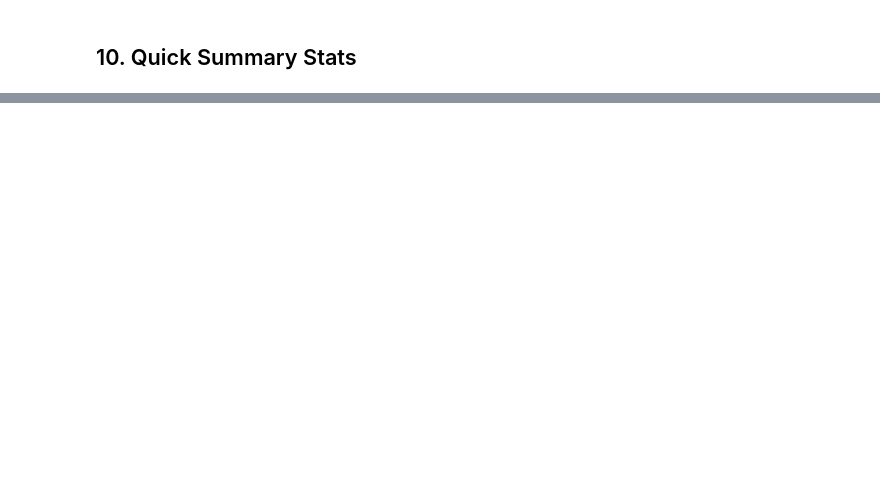
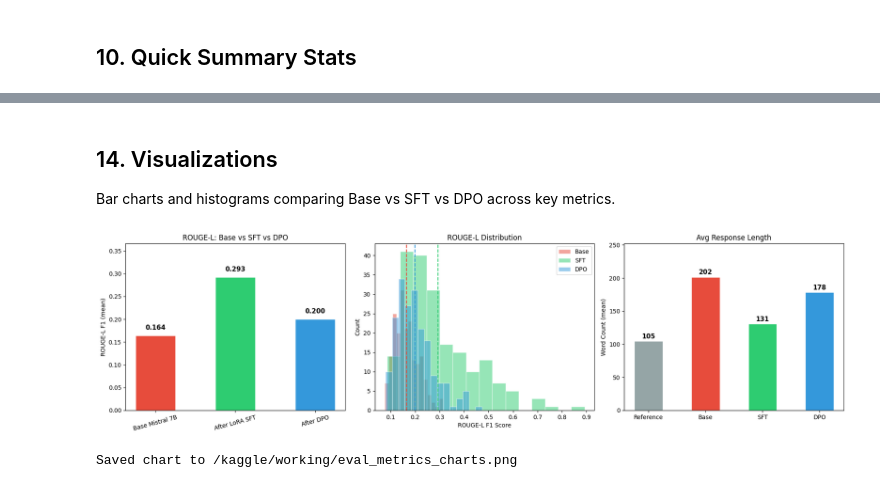
Before and after one commit to aaditya4401-dot/RLHF, a Jupyter notebook: notebooks/kaggle_eval.ipynb, the cells around one changed output, grey strips where cells are left out. Saved outputs shown, nothing was run; the diff lists cells and outputs as text; code cells hidden in the pictures; blank space fills up the shorter version.

Commit message:
DPO Training Done

```diff
--- a/notebooks/kaggle_eval.ipynb
+++ b/notebooks/kaggle_eval.ipynb
@@ -39,6 +59,7 @@ os.environ["WANDB_DISABLED"] = "true"
 # ── Paths ──
 BASE_MODEL = "mistralai/Mistral-7B-Instruct-v0.2"
 SFT_ADAPTER_DIR = "/kaggle/input/datasets/aadityae/sft-adapter"
+DPO_ADAPTER_DIR = "/kaggle/input/datasets/aadityae/dpo-adapter"
 TEST_FILE = "/kaggle/input/datasets/aadityae/hr-preference-data/test.json"
 OUTPUT_FILE = "/kaggle/working/eval_results.json"
 
@@ -57,4 +78,4 @@ print(f"PyTorch version: {torch.__version__}")
 print(f"CUDA available: {torch.cuda.is_available()}")
 if torch.cuda.is_available():
     print(f"GPU: {torch.cuda.get_device_name(0)}")
-    print(f"Memory: {torch.cuda.get_device_properties(0).total_mem / 1e9:.1f} GB")
+    print(f"Memory: {torch.cuda.get_device_properties(0).total_memory / 1e9:.1f} GB")
@@ -161,0 +379,8 @@ print("=" * 60)
+# %%
+print("Generating DPO model responses...")
+dpo_responses = generate_responses(dpo_model, tokenizer, prompts, label="dpo")
+print(f"\nDone! Generated {len(dpo_responses)} DPO responses.")
+
+# Clean up DPO model
+del dpo_model, merged_model
+torch.cuda.empty_cache()
@@ -169,6 +473,7 @@ for i in range(len(prompts)):
         "chosen": chosen_refs[i],
         "base_response": base_responses[i],
         "sft_response": sft_responses[i],
+        "dpo_response": dpo_responses[i],
     })
 
 with open(OUTPUT_FILE, "w", encoding="utf-8") as f:
@@ -195,0 +611,61 @@ print(f"  SFT model:          {avg_sft:.0f}")
+# %% [markdown]
+## 14. Visualizations
+
+Bar charts and histograms comparing Base vs SFT vs DPO across key metrics.
+# %%
+import matplotlib.pyplot as plt
+import matplotlib
+matplotlib.rcParams['figure.dpi'] = 100
+
+fig, axes = plt.subplots(1, 3, figsize=(18, 5))
+
+# ── Plot 1: ROUGE-L comparison bar chart ──
+ax = axes[0]
+models = ["Base Mistral 7B", "After LoRA SFT", "After DPO"]
+rouge_means = [statistics.mean(base_rouge_scores), statistics.mean(sft_rouge_scores), statistics.mean(dpo_rouge_scores)]
+colors = ["#e74c3c", "#2ecc71", "#3498db"]
+bars = ax.bar(models, rouge_means, color=colors, width=0.5, edgecolor="white")
+for bar, val in zip(bars, rouge_means):
+    ax.text(bar.get_x() + bar.get_width() / 2, bar.get_height() + 0.01,
+            f"{val:.3f}", ha="center", va="bottom", fontweight="bold", fontsize=11)
+ax.set_ylabel("ROUGE-L F1 (mean)")
+ax.set_title("ROUGE-L: Base vs SFT vs DPO")
+ax.set_ylim(0, max(rouge_means) * 1.25)
+ax.tick_params(axis='x', rotation=15)
+
+# ── Plot 2: ROUGE-L histogram overlay ──
+ax = axes[1]
+ax.hist(base_rouge_scores, bins=15, alpha=0.5, label="Base", color="#e74c3c", edgecolor="white")
+ax.hist(sft_rouge_scores, bins=15, alpha=0.5, label="SFT", color="#2ecc71", edgecolor="white")
+ax.hist(dpo_rouge_scores, bins=15, alpha=0.5, label="DPO", color="#3498db", edgecolor="white")
+ax.axvline(statistics.mean(base_rouge_scores), color="#e74c3c", linestyle="--", linewidth=1.5)
+ax.axvline(statistics.mean(sft_rouge_scores), color="#2ecc71", linestyle="--", linewidth=1.5)
+ax.axvline(statistics.mean(dpo_rouge_scores), color="#3498db", linestyle="--", linewidth=1.5)
+ax.set_xlabel("ROUGE-L F1 Score")
+ax.set_ylabel("Count")
+ax.set_title("ROUGE-L Distribution")
+ax.legend()
+
+# ── Plot 3: Word count comparison ──
+ax = axes[2]
+x_pos = range(4)
+wc_means = [statistics.mean(ref_wc), statistics.mean(base_wc), statistics.mean(sft_wc), statistics.mean(dpo_wc)]
+wc_labels = ["Reference", "Base", "SFT", "DPO"]
+wc_colors = ["#95a5a6", "#e74c3c", "#2ecc71", "#3498db"]
+bars = ax.bar(x_pos, wc_means, color=wc_colors, width=0.5, edgecolor="white")
+for bar, val in zip(bars, wc_means):
+    ax.text(bar.get_x() + bar.get_width() / 2, bar.get_height() + 2,
+            f"{val:.0f}", ha="center", va="bottom", fontweight="bold", fontsize=11)
+ax.set_xticks(x_pos)
+ax.set_xticklabels(wc_labels)
+ax.set_ylabel("Word Count (mean)")
+ax.set_title("Avg Response Length")
+ax.set_ylim(0, max(wc_means) * 1.25)
+
+plt.tight_layout()
+plt.savefig("/kaggle/working/eval_metrics_charts.png", bbox_inches="tight")
+plt.show()
+print("Saved chart to /kaggle/working/eval_metrics_charts.png")
+# %% [output]
+[figure, added]
+Saved chart to /kaggle/working/eval_metrics_charts.png
```
Also changed, not shown: parts of 34 cells of this notebook, 26 other files.
